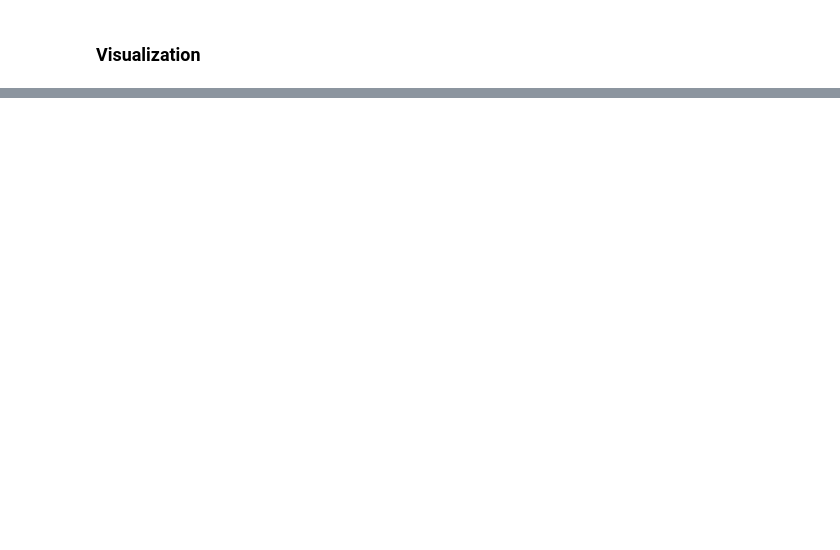
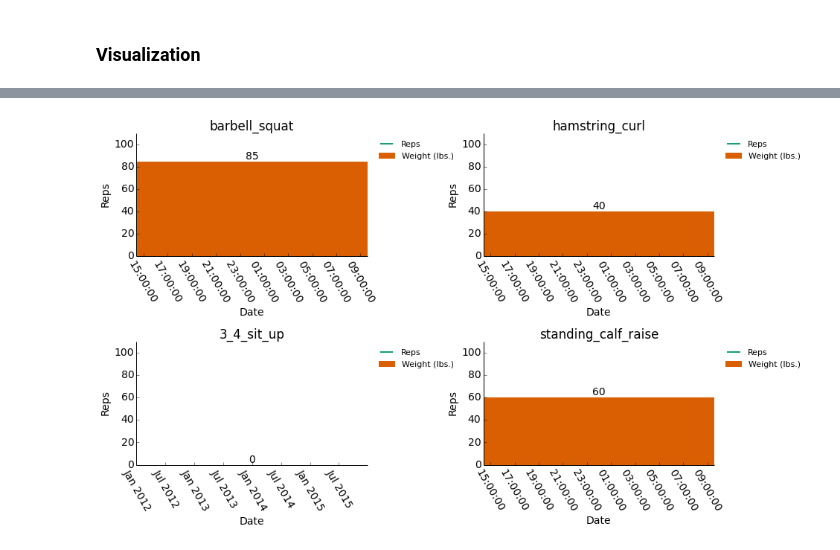
Before and after one commit to rlucioni/viz, a Jupyter notebook: workout/workout.ipynb, the cells around one changed output, grey strips where cells are left out. Drawn from its saved outputs; the diff is of its cells as text; code cells hidden in the pictures; blank space fills up the shorter version.

```diff
--- a/workout/workout.ipynb
+++ b/workout/workout.ipynb
@@ -201,0 +192,5 @@ small_multiples(exercise_lst, 3, 2, (12, 10))
+# %%
+day_2 = ['barbell_squat', 'hamstring_curl', '3_4_sit_up', 'standing_calf_raise']
+small_multiples(day_2, 2, 2, (12, 8))
+# %% [output]
+[figure, added]
```
Also changed, not shown: parts of 9 cells of this notebook, 5 other files.
